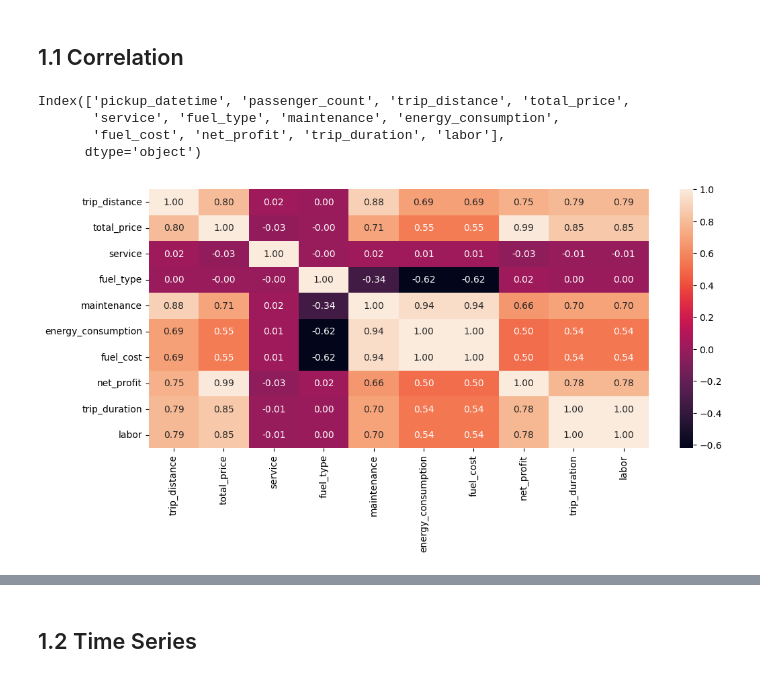
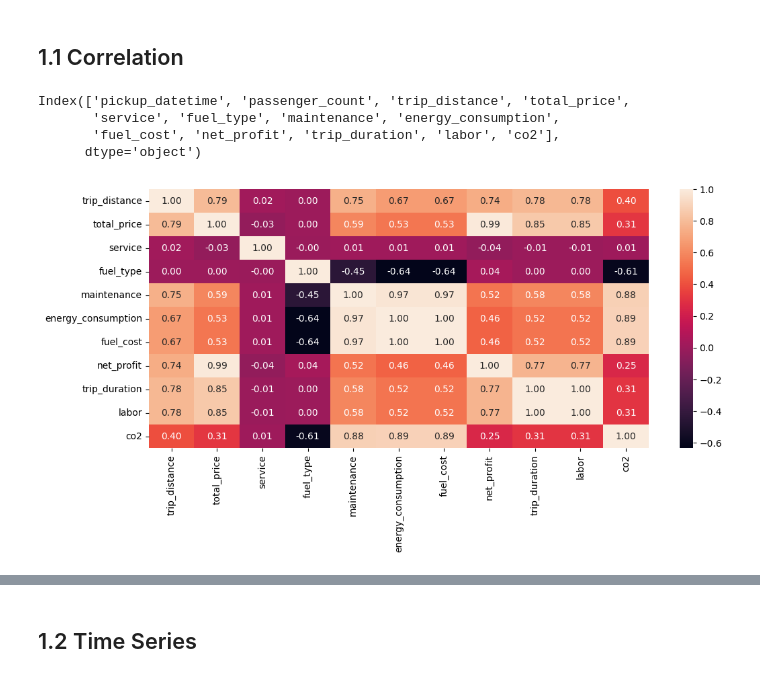
Before and after one commit to Pableren/Cab_Data_Cruise, a Jupyter notebook: Eda.ipynb, the cells around one changed output, grey strips where cells are left out. Drawn from its saved outputs; the diff is of its cells as text; code cells hidden in the pictures.

```diff
--- a/Eda.ipynb
+++ b/Eda.ipynb
@@ -6,7 +6,9 @@ import seaborn as sns
 df = pd.read_parquet('Data\process_taxis.parquet',engine='pyarrow',
                      columns=['pickup_datetime','passenger_count','trip_distance','total_price',
                               'service','fuel_type','maintenance','energy_consumption',
-                              'fuel_cost','net_profit','trip_duration','labor'])
+                              'fuel_cost','net_profit','trip_duration','labor','co2'])
+# %%
+df = df.sample(100000)
 # %%
 df.tail(3)
 # %% [output]
@@ -32,0 +31,20 @@ df_withoutliers = df_withoutliers[~((df_withoutliers['trip_duration'] < (Q1_trip
+# %%
+# Calcular la media y desviación estándar para cada columna
+mean_trip_distance = df['trip_distance'].mean()
+std_trip_distance = df['trip_distance'].std()
+
+mean_total_price = df['total_price'].mean()
+std_total_price = df['total_price'].std()
+
+mean_trip_duration = df['trip_duration'].mean()
+std_trip_duration = df['trip_duration'].std()
+
+# Filtrar valores dentro de 3 desviaciones estándar para cada columna
+df_withoutliers = df[
+    (df['trip_distance'] >= mean_trip_distance - 3 * std_trip_distance) &
+    (df['trip_distance'] <= mean_trip_distance + 3 * std_trip_distance) &
+    (df['total_price'] >= mean_total_price - 3 * std_total_price) &
+    (df['total_price'] <= mean_total_price + 3 * std_total_price) &
+    (df['trip_duration'] >= mean_trip_duration - 3 * std_trip_duration) &
+    (df['trip_duration'] <= mean_trip_duration + 3 * std_trip_duration)
+]
@@ -112,14 +142,14 @@ df_withoutliers.columns
 # %% [output]
 Index(['pickup_datetime', 'passenger_count', 'trip_distance', 'total_price',
        'service', 'fuel_type', 'maintenance', 'energy_consumption',
-       'fuel_cost', 'net_profit', 'trip_duration', 'labor'],
+       'fuel_cost', 'net_profit', 'trip_duration', 'labor', 'co2'],
       dtype='object')
 # %%
 corr = df_withoutliers[['trip_distance', 'total_price',
        'service', 'fuel_type', 'maintenance', 'energy_consumption',
-       'fuel_cost', 'net_profit', 'trip_duration', 'labor']].corr(method='spearman')
+       'fuel_cost', 'net_profit', 'trip_duration', 'labor','co2']].corr(method='spearman')
 plt.figure(figsize=(12,5))
 sns.heatmap(data=corr,annot=True,fmt='.2f')
 plt.show()
 # %% [output]
-[figure, old version]
+[figure, new version]
```
Also changed, not shown: parts of 16 cells of this notebook.
